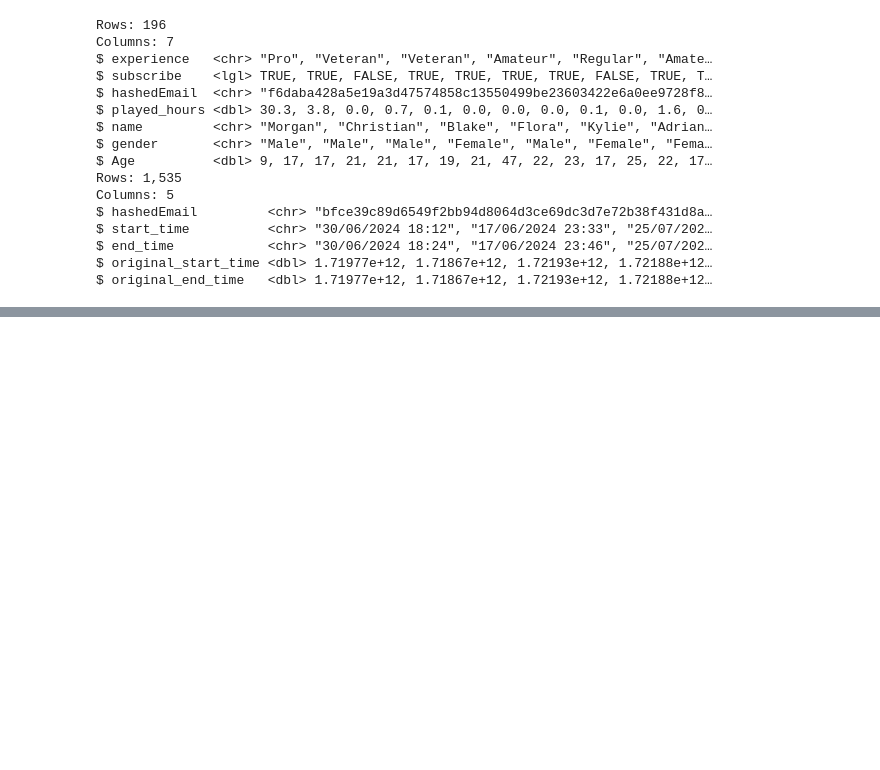
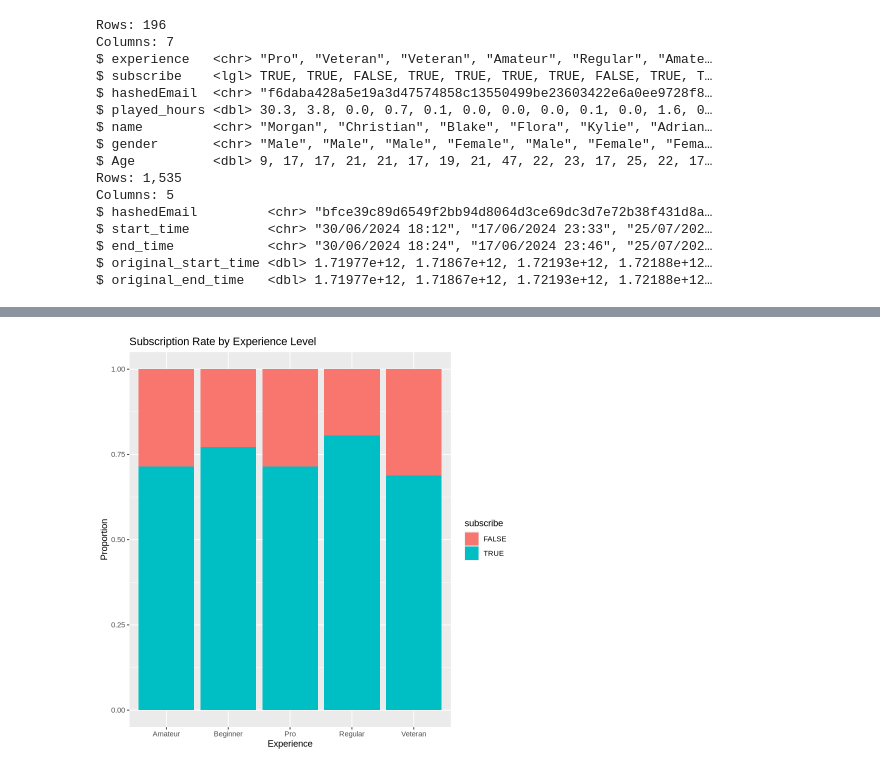
Before and after one commit to leeeeee1725/DSCI100_individual_planning_project, a Jupyter notebook: Individual Planning Report.ipynb, the cells around one changed output, grey strips where cells are left out. Saved outputs shown, nothing was run; the diff lists cells and outputs as text; code cells hidden in the pictures; blank space fills up the shorter version.

Commit message:
complete EDA and start methods
conduct 3 plots and start methods part

```diff
--- a/Individual Planning Report.ipynb
+++ b/Individual Planning Report.ipynb
@@ -102,0 +112,7 @@ $ original_end_time   <dbl> 1.71977e+12, 1.71867e+12, 1.72193e+12, 1.72188e+12
+# %%
+# Plot 1: Subscription proportion by experience
+ggplot(players, aes(x = experience, fill = subscribe)) +
+  geom_bar(position = "fill") +
+  labs(title = "Subscription Rate by Experience Level", y = "Proportion", x = "Experience")
+# %% [output]
+[figure, added]
```
Also changed, not shown: parts of 6 cells of this notebook.
